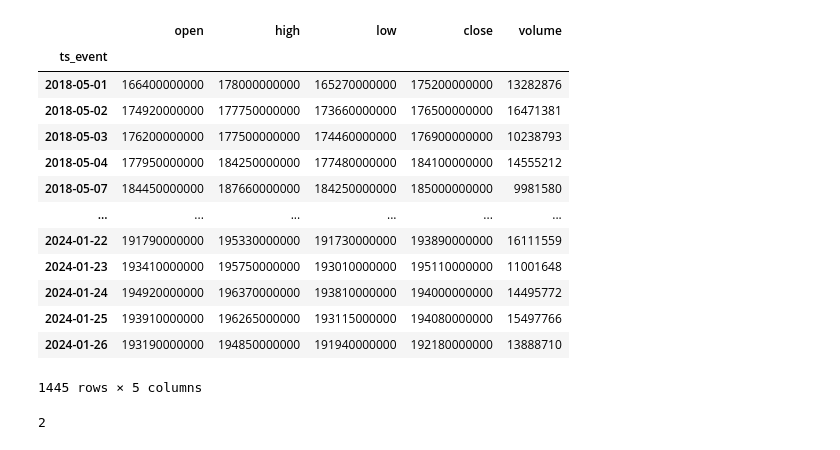
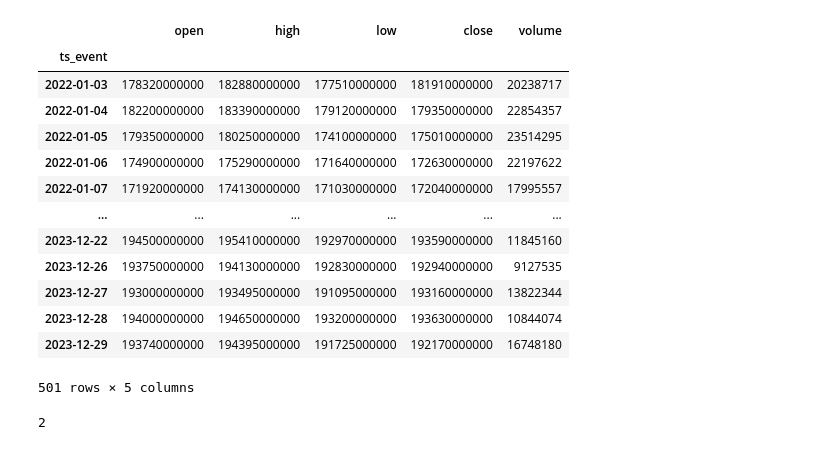
Before and after one commit to paulfav/ts_forecasting, a Jupyter notebook: ARMA_ARRIMA.ipynb, the cells around one changed output. Drawn from its saved outputs; the diff is of its cells as text; code cells hidden in the pictures.

```diff
--- a/ARMA_ARRIMA.ipynb
+++ b/ARMA_ARRIMA.ipynb
@@ -1,36 +1,36 @@
 # %%
 import yfinance as yf
 import pandas as pd
 from datetime import datetime, timedelta
 import statsmodels.api as sm
 import pandas as pd
 
 tickerSymbol = 'SPY'
 
 data = pd.read_csv("data_stocks/AAPL.csv")
 
 data.index = pd.to_datetime(data["ts_event"])
 data.drop(columns = "ts_event", inplace=True)
 
 #### un an
-#data = data[(data.index >=  "2022-10-01") & (data.index <  "2024-01-01")]
+data = data[(data.index >=  "2022-01-01") & (data.index <  "2024-01-01")]
 
 display(data)
 # %% [output]
 |  | open | high | low | close | volume |
 | ts_event |  |  |  |  |  |
-| 2018-05-01 | 166400000000 | 178000000000 | 165270000000 | 175200000000 | 13282876 |
-| 2018-05-02 | 174920000000 | 177750000000 | 173660000000 | 176500000000 | 16471381 |
-| 2018-05-03 | 176200000000 | 177500000000 | 174460000000 | 176900000000 | 10238793 |
-| 2018-05-04 | 177950000000 | 184250000000 | 177480000000 | 184100000000 | 14555212 |
-| 2018-05-07 | 184450000000 | 187660000000 | 184250000000 | 185000000000 | 9981580 |
+| 2022-01-03 | 178320000000 | 182880000000 | 177510000000 | 181910000000 | 20238717 |
+| 2022-01-04 | 182200000000 | 183390000000 | 179120000000 | 179350000000 | 22854357 |
+| 2022-01-05 | 179350000000 | 180250000000 | 174100000000 | 175010000000 | 23514295 |
+| 2022-01-06 | 174900000000 | 175290000000 | 171640000000 | 172630000000 | 22197622 |
+| 2022-01-07 | 171920000000 | 174130000000 | 171030000000 | 172040000000 | 17995557 |
 | ... | ... | ... | ... | ... | ... |
-| 2024-01-22 | 191790000000 | 195330000000 | 191730000000 | 193890000000 | 16111559 |
-| 2024-01-23 | 193410000000 | 195750000000 | 193010000000 | 195110000000 | 11001648 |
-| 2024-01-24 | 194920000000 | 196370000000 | 193810000000 | 194000000000 | 14495772 |
-| 2024-01-25 | 193910000000 | 196265000000 | 193115000000 | 194080000000 | 15497766 |
-| 2024-01-26 | 193190000000 | 194850000000 | 191940000000 | 192180000000 | 13888710 |
+| 2023-12-22 | 194500000000 | 195410000000 | 192970000000 | 193590000000 | 11845160 |
+| 2023-12-26 | 193750000000 | 194130000000 | 192830000000 | 192940000000 | 9127535 |
+| 2023-12-27 | 193000000000 | 193495000000 | 191095000000 | 193160000000 | 13822344 |
+| 2023-12-28 | 194000000000 | 194650000000 | 193200000000 | 193630000000 | 10844074 |
+| 2023-12-29 | 193740000000 | 194395000000 | 191725000000 | 192170000000 | 16748180 |
-1445 rows × 5 columns
+501 rows × 5 columns
 # %%
 import matplotlib.pyplot as plt
 import pmdarima as pm
```
Also changed, not shown: parts of 1 cell of this notebook, 1 other file.
